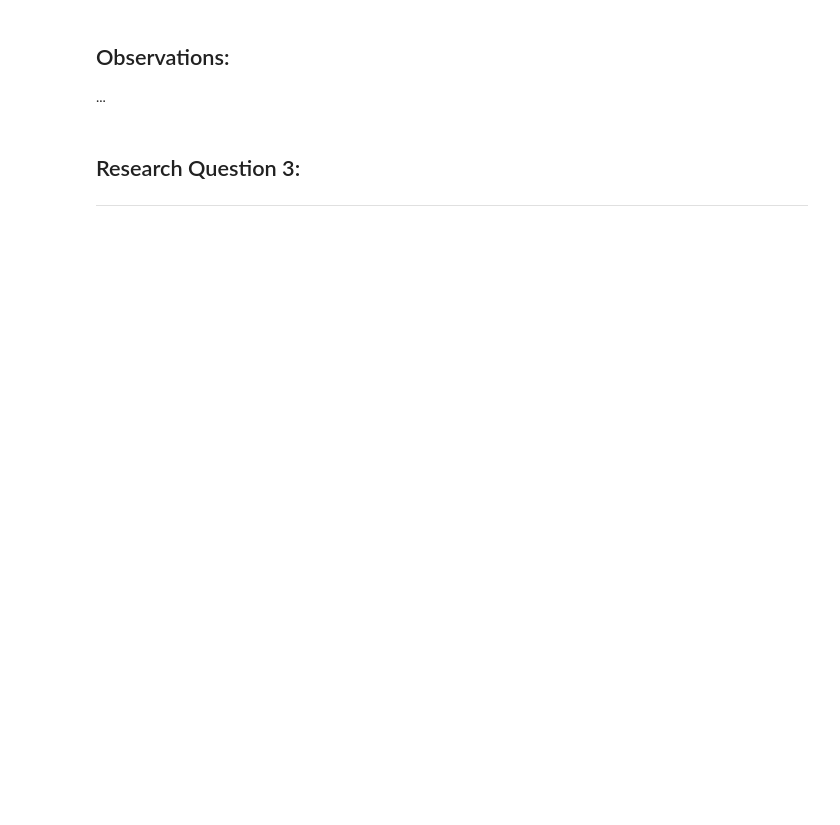
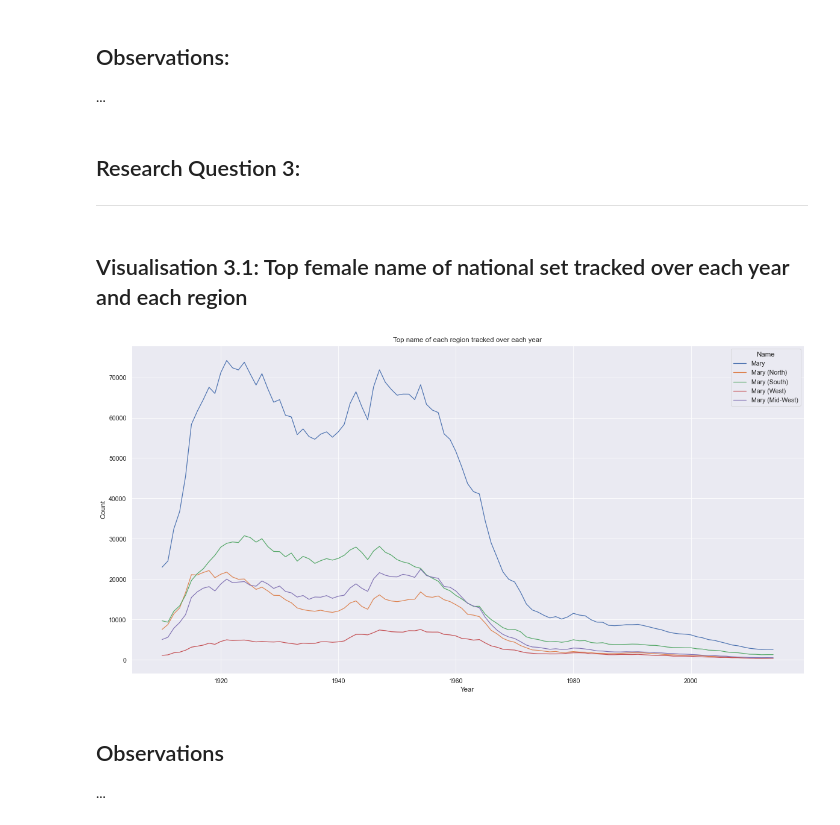
Before and after one commit to data301-2020-winter2/course-project-group_1039, a Jupyter notebook: analysis/submitted/analysis.ipynb, the cells around one changed output. Drawn from its saved outputs; the diff is of its cells as text; code cells hidden in the pictures; blank space fills up the shorter version.

```diff
--- a/analysis/submitted/analysis.ipynb
+++ b/analysis/submitted/analysis.ipynb
@@ -422,0 +495,10 @@ merged_df
+# %%
+# Cleaning dataframe to only show top name, and its count value for each year (West)
+top_west_f = w_df.drop(columns='Gender').groupby(['Name','Year'],as_index=False).agg(np.sum).sort_values(ascending=False, by=['Count'])
+top_west_f = top_west_f.loc[(top_west_f['Name'] == top)].reset_index(drop=True)
+top_west_f.reset_index(drop=True)
+
+# Adding the region in name column
+for i in range(0,105):
+    top_west_f.loc[i,'Name'] = top_f + ' (West)'
+top_west_f.reset_index(drop=True)
@@ -422,0 +519,10 @@ merged_df
+# %%
+# Cleaning dataframe to only show top name, and its count value for each year (Mid-West)
+top_midwest_f = mw_df.drop(columns='Gender').groupby(['Name','Year'],as_index=False).agg(np.sum).sort_values(ascending=False, by=['Count'])
+top_midwest_f = top_midwest_f.loc[(top_midwest_f['Name'] == top)].reset_index(drop=True)
+top_midwest_f.reset_index(drop=True)
+
+# Adding the region in name column
+for i in range(0,105):
+    top_midwest_f.loc[i,'Name'] = top_f + ' (Mid-West)'
+top_midwest_f.reset_index(drop=True)
@@ -422,0 +543,4 @@ merged_df
+# %%
+# merging the dataframes of each region into one
+merged_df_f = pd.concat([top_national_f,top_north_f,top_south_f,top_west_f,top_midwest_f]).reset_index(drop=True)
+merged_df_f
@@ -632,3 +771,21 @@ plt.show()
 ## Research Question 3:
 
 ---
+# %% [markdown]
+## Visualisation 3.1: Top female name of national set tracked over each year and each region
+# %%
+# Plotting the pivot table from section 2.2
+sns.set_theme(context="paper", style="darkgrid", font_scale=1.2, )
+fig, ax = plt.subplots(nrows=1, figsize=(20,10))
+
+Chart4 = sns.lineplot(data=merged_df_f,
+            x="Year",
+            y='Count',
+            hue='Name')
+Chart4.set_title("Top name of each region tracked over each year")
+plt.show()
+# %% [output]
+[figure, added]
+# %% [markdown]
+## Observations
+...
```
Also changed, not shown: parts of 9 cells of this notebook.
